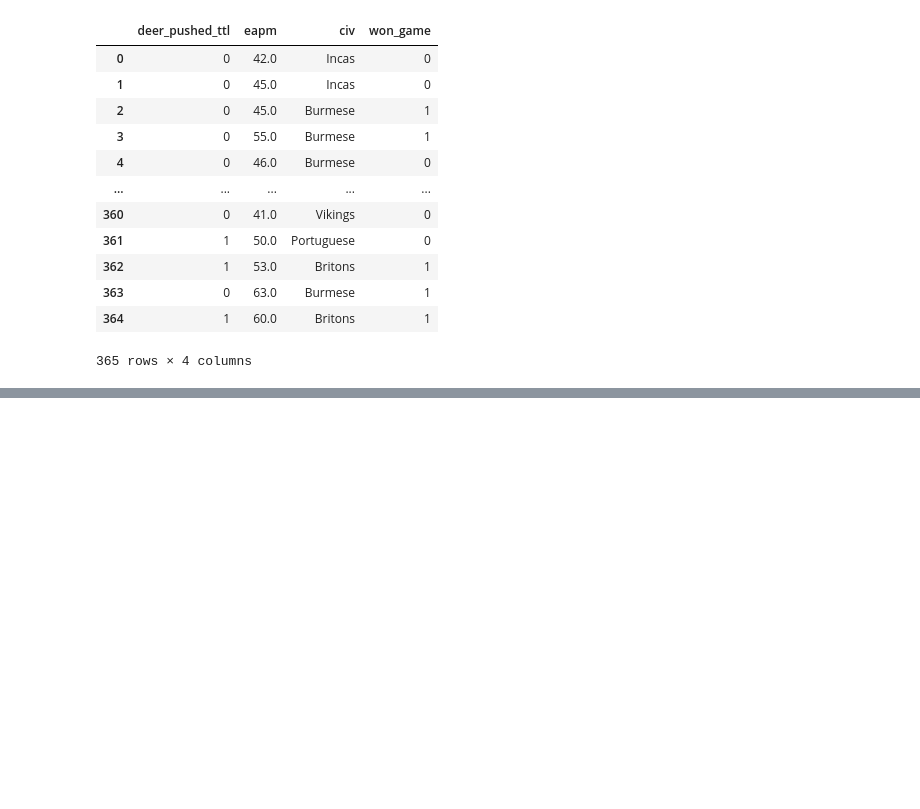
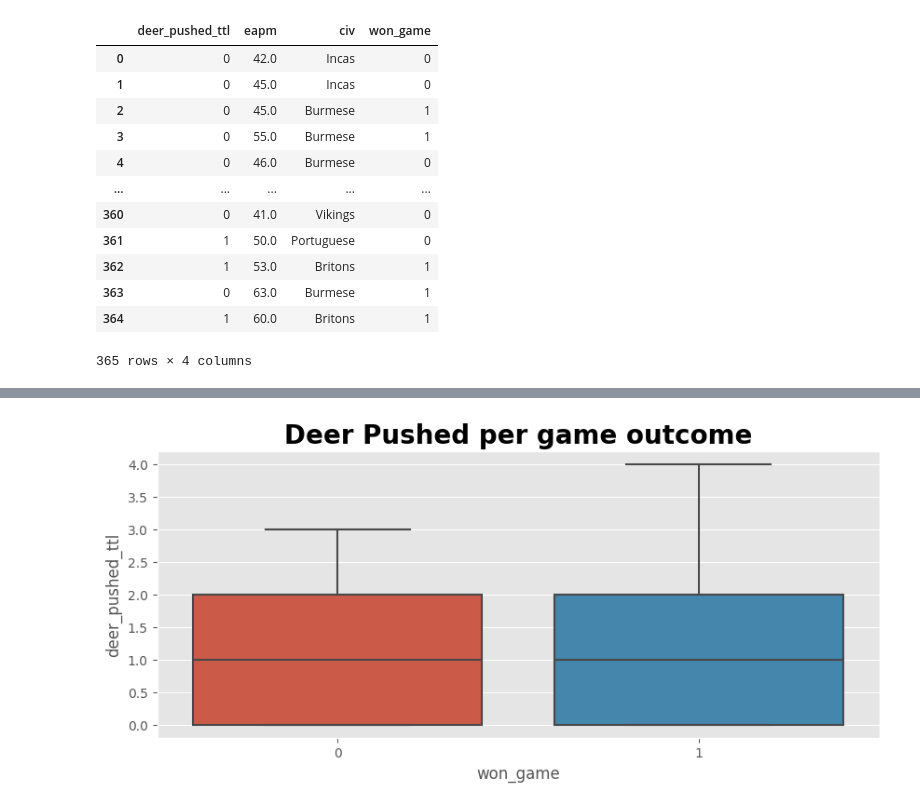
Before and after one commit to kkardousk/aoe, a Jupyter notebook: aoe2_games_replay_analysis.ipynb, the cells around one changed output, grey strips where cells are left out. Drawn from its saved outputs; the diff is of its cells as text; code cells hidden in the pictures; blank space fills up the shorter version.

```diff
--- a/aoe2_games_replay_analysis.ipynb
+++ b/aoe2_games_replay_analysis.ipynb
@@ -138,0 +154,8 @@ overall_stats_df
+# %%
+fig, ax = plt.subplots(dpi = 100, figsize = (10, 4))
+plt.style.use('ggplot')
+with seaborn.plotting_context(rc={"font.size":20,"axes.titlesize":20,"axes.labelsize":20}):
+    seaborn.boxplot(x = 'won_game', y = 'deer_pushed_ttl', data = overall_stats_df_filtered)\
+        .set_title('Deer Pushed per game outcome', weight='bold')
+# %% [output]
+[figure, added]
```
Also changed, not shown: parts of 4 cells of this notebook.
